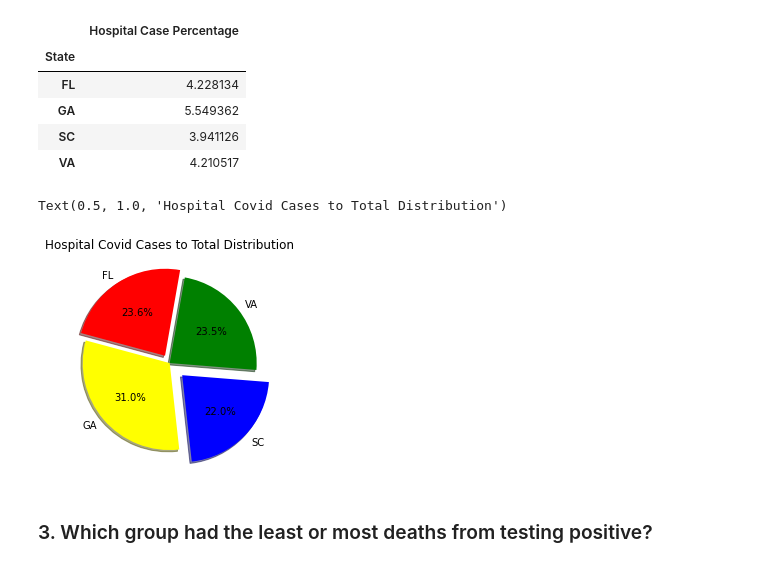
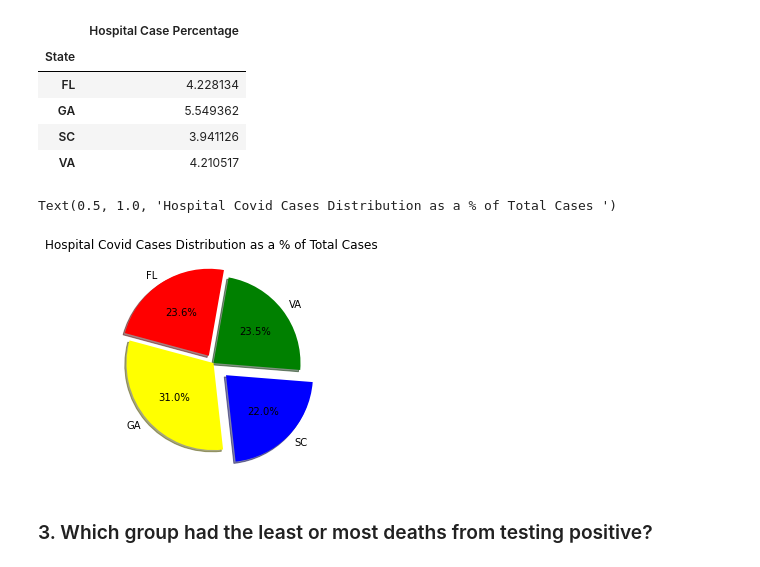
Before and after one commit to burnettaw/CMBKS-Group-5, a Jupyter notebook: covid_analysis_G1-3.ipynb, the cells around one changed output. Saved outputs shown, nothing was run; the diff lists cells and outputs as text; code cells hidden in the pictures.

```diff
--- a/covid_analysis_G1-3.ipynb
+++ b/covid_analysis_G1-3.ipynb
@@ -358,29 +361,29 @@ hospital_case_percentage_chart_values
 # %%
 #Display a chart showing results for amount greater than zero
 #Generate a pie plot showing the distribution of Hospital cases to total cases.
 
 state_hosp_percent = hospital_case_percentage_chart_values['Hospital Case Percentage'] #.value_counts()
 
 # Labels for the sections of our pie chart
 labels = hospital_case_percentage_chart_values.index #["FL", "Male"]
 
 # The y values of each section of the pie chart
 sizes = state_hosp_percent
 
 # The colors of each section of the pie chart
 colors = ["red", "yellow", "blue", "green"]
 
 # Tells matplotlib to seperate sections
 explode = (0.1, 0, 0.2, 0)
 
 
 # Generate a pie plot showing the distribution of hospital cases versus total covid cases reported.
 plt.pie( sizes, explode=explode, labels=labels, colors=colors,
         autopct="%1.1f%%", shadow=True, startangle=80)
-plt.title(label="Hospital Covid Cases to Total Distribution")
+plt.title(label="Hospital Covid Cases Distribution as a % of Total Cases ")
 # %% [output]
-Text(0.5, 1.0, 'Hospital Covid Cases to Total Distribution')
+Text(0.5, 1.0, 'Hospital Covid Cases Distribution as a % of Total Cases ')
-[figure, old version]
+[figure, new version]
 # %% [markdown]
 ### 3. Which group had the least or most deaths from testing positive?
 # %%
```
Also changed, not shown: parts of 6 cells of this notebook.
